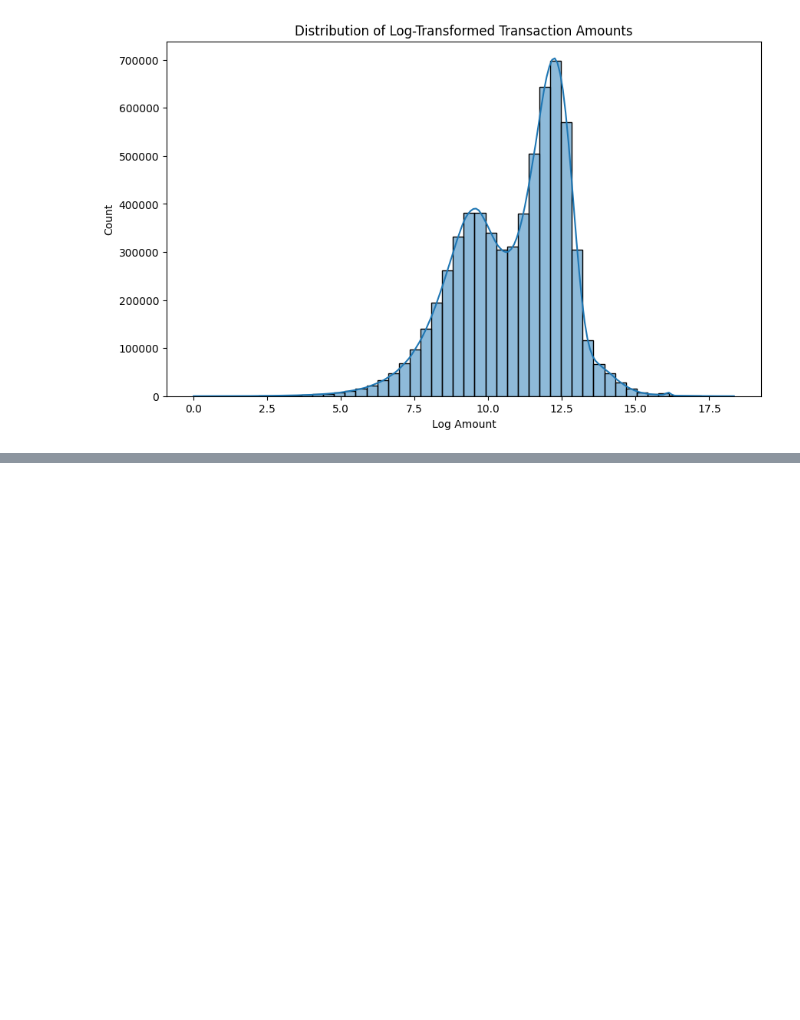
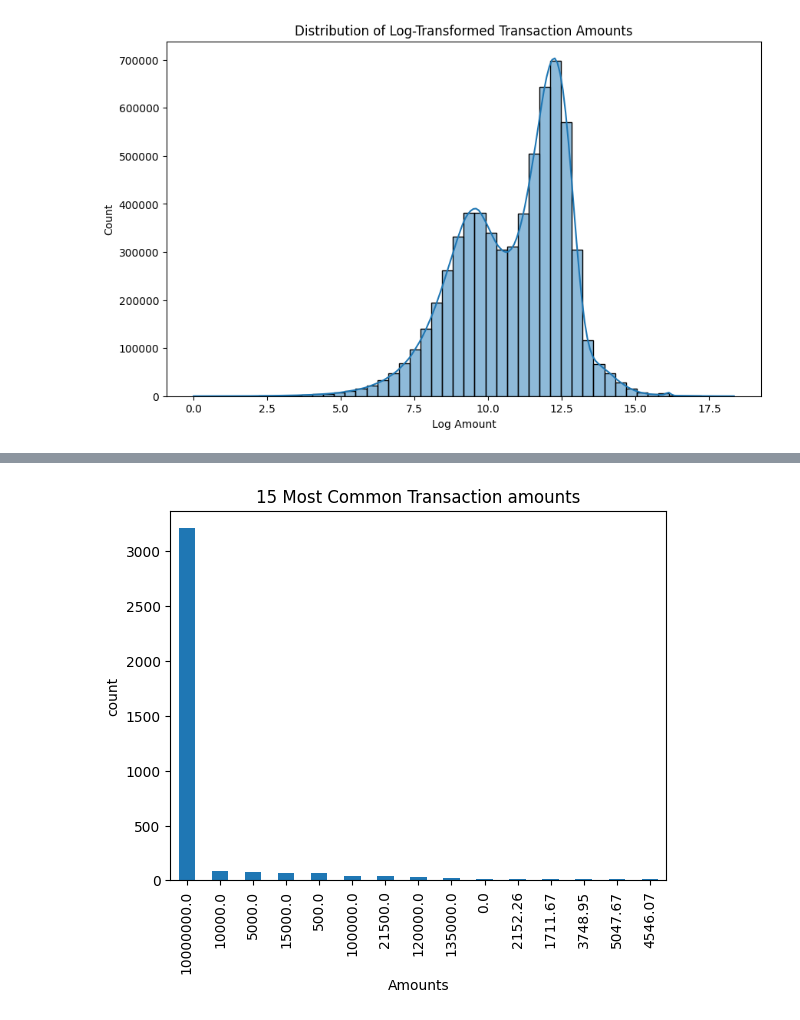
Before and after one commit to SaiVenkatesh007/Fraudulent-Transaction-Detection, a Jupyter notebook: code.ipynb, the cells around one changed output, grey strips where cells are left out. Saved outputs shown, nothing was run; the diff lists cells and outputs as text; code cells hidden in the pictures; blank space fills up the shorter version.

```diff
--- a/code.ipynb
+++ b/code.ipynb
@@ -148,0 +168,8 @@ plt.show()
+# %%
+data['amount'].value_counts().head(15).plot.bar()
+plt.title('15 Most Common Transaction amounts')
+plt.xlabel('Amounts')
+plt.ylabel('count')
+plt.show()
+# %% [output]
+[figure, added]
```
Also changed, not shown: parts of 22 cells of this notebook.
